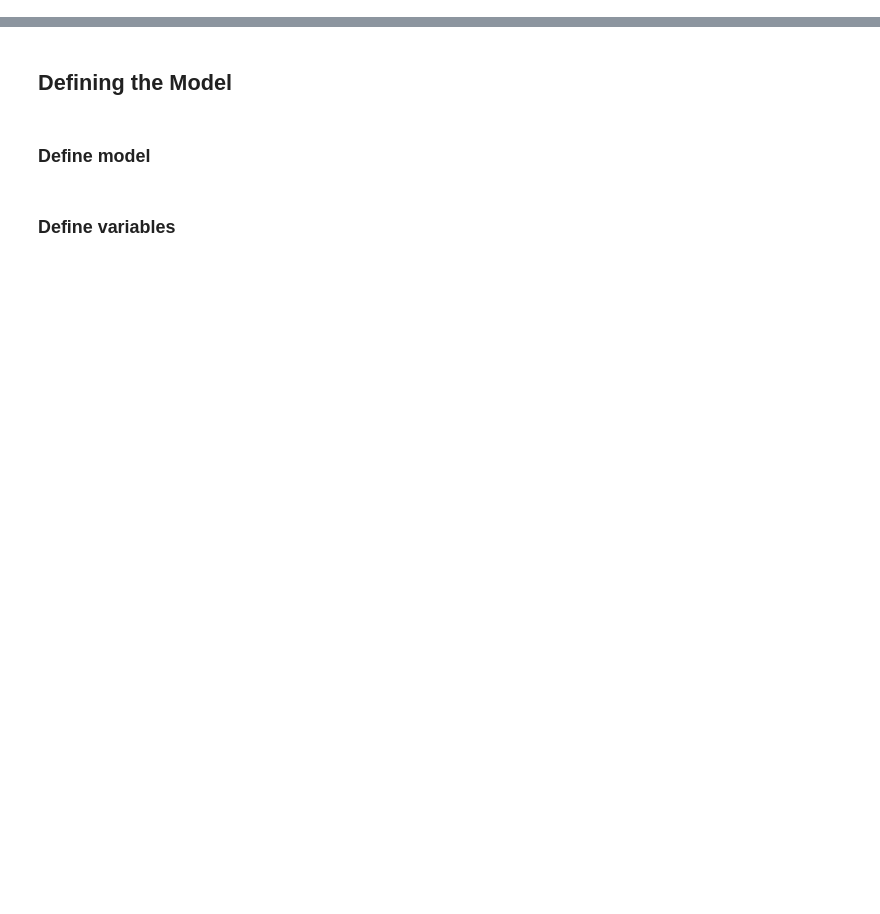
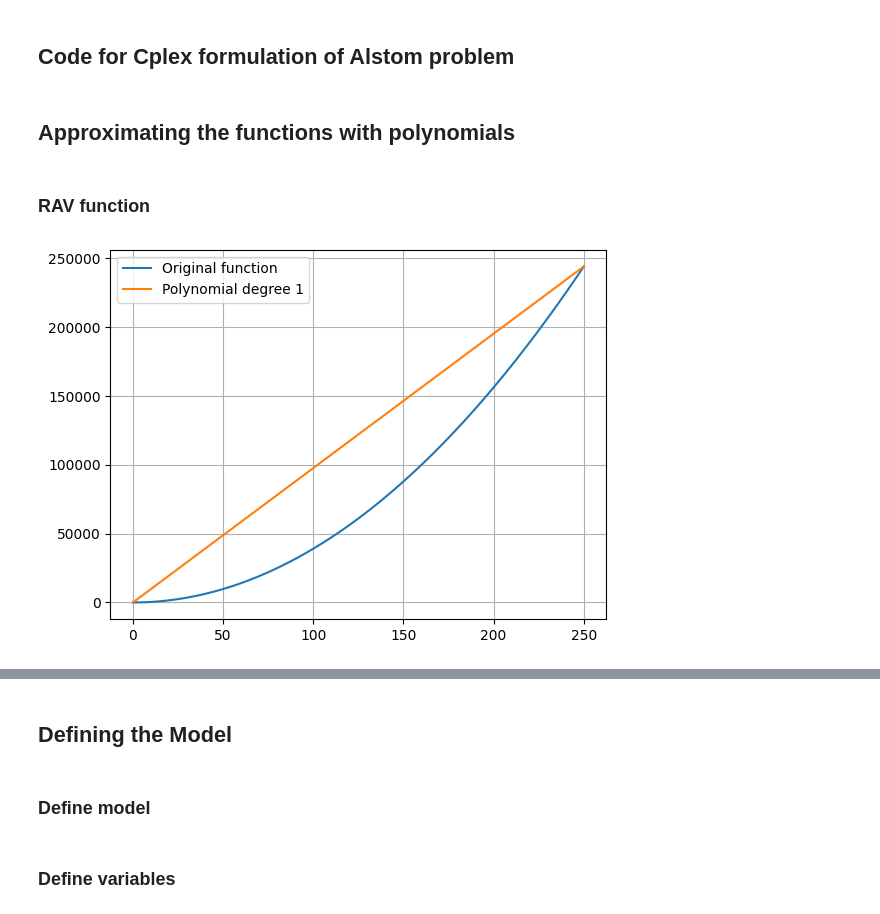
Before and after one commit to savino-a/MSC-Project, a Jupyter notebook: Code/Alstom_model/sol_poly.ipynb, the cells around one changed output, grey strips where cells are left out. Saved outputs shown, nothing was run; the diff lists cells and outputs as text; code cells hidden in the pictures; blank space fills up the shorter version.

Commit message:
Some corrections and linearisations were made to the Alstom model functions.

```diff
--- a/Code/Alstom_model/sol_poly.ipynb
+++ b/Code/Alstom_model/sol_poly.ipynb
@@ -1,3 +1,5 @@
+# %% [markdown]
+## Code for Cplex formulation of Alstom problem
 # %%
 import math
 import numpy as np
@@ -17,27 +12,48 @@ from Functions_validation.power_poly import P as Ppower
+# %% [markdown]
+## Approximating the functions with polynomials
+# %% [markdown]
+### RAV function
 # %%
 A, B, C, m, v_max, p_max, c_max = 0.632, 40.7, 3900, 320000, 220, 4305220, 320000
 import numpy as np
 
 
 def P(v):
-    return A + B * v + C * v**2
+    return (A + B * v + C * v**2)/1000
 
 
 a, b = 0, 250
 n = 1
 
 # Choose n+1 interpolation points
-x_points = np.linspace(a, b, 1000)
+x_points = np.linspace(a, b, 220)
 y_points_bis = []
 for x in x_points:
     y_points_bis.append(P(x))
 
 # Get the polynomial coefficients (highest degree first)
 coeffs = np.polyfit(x_points, y_points_bis, deg=n)
-
+coeffs[1] = 0
 # Create polynomial function
-Prav = np.poly1d(coeffs)
+Prav_poly = np.poly1d(coeffs)
 
 
-def Prav_approx(v):
-    return Prav(v)
+def Prav(v):
+    return Prav_poly(v)
+# Remove RAV to simplify the problem
+'''def Prav(v):
+    return 0'''
+
+y_points_approx = []
+for i in range(len(x_points)):
+    y_points_approx.append(Prav(x_points[i]))
+
+
+if __name__ == "__main__":
+    plt.plot(x_points, y_points_bis, label="Original function")
+    plt.plot(x_points, y_points_approx, label=f"Polynomial degree {n}")
+    plt.legend()
+    plt.grid(True)
+    plt.show()
+# %% [output]
+[figure, added]
```
Also changed, not shown: parts of 34 cells of this notebook.
